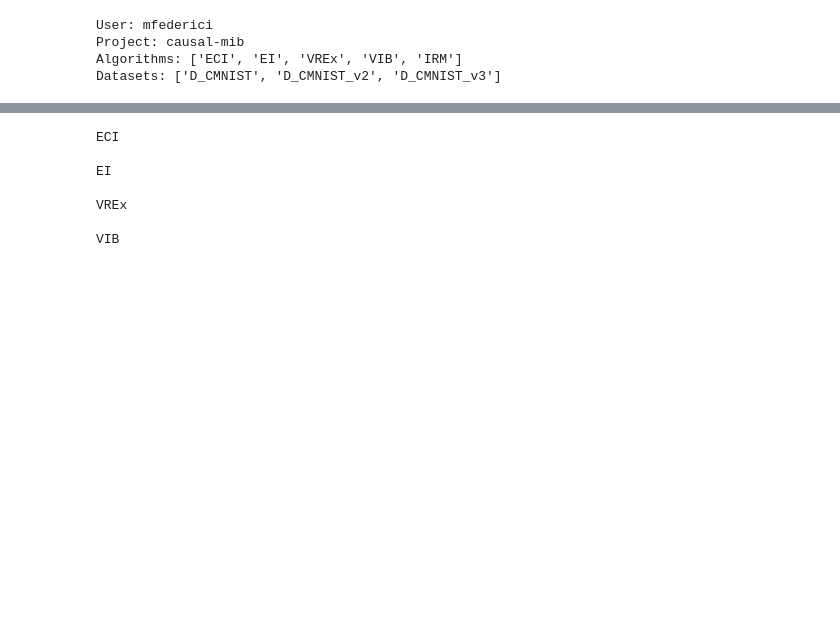
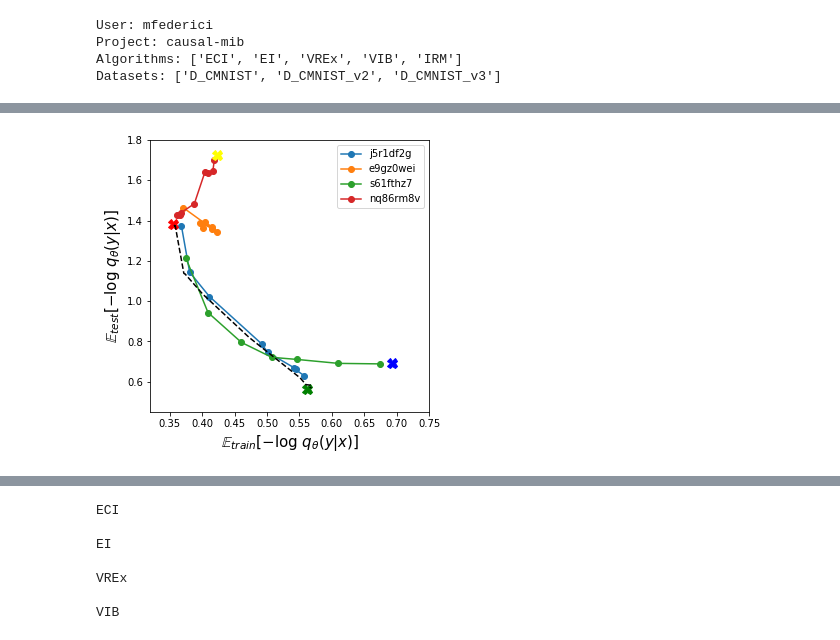
Before and after one commit to mfederici/JADE, a Jupyter notebook: results.ipynb, the cells around one changed output, grey strips where cells are left out. Cells and saved outputs as stored; diff of their text form; code cells hidden in the pictures; blank space fills up the shorter version.

```diff
--- a/results.ipynb
+++ b/results.ipynb
@@ -297,0 +392,18 @@ for j,run in enumerate(tqdm(runs)):
+# %%
+pd_r = pd.DataFrame(results)
+pd_r = pd_r.sort_values('iterations')
+f, ax = plt.subplots(1,1, figsize=(5,5))
+##for rid in pd_r['']
+#pd_r.plot(x='CE(train_t0)',y='CE(train_t1)', ax=ax)
+#decorate_plot(rm.datasets_info[dataset], ax)
+
+for rid in pd_r['rid'].unique():
+    s_pd = pd_r[pd_r['rid']==rid]
+    s_pd = s_pd[s_pd['iterations']>=4000]
+    s_pd = s_pd[s_pd['iterations']<=20000]
+    s_pd = s_pd.sort_values('iterations')
+    s_pd.plot(x='CE(train_t0)',y='CE(train_t1)', marker='o', ax=ax, label=rid)
+
+decorate_plot(rm.datasets_info[dataset], ax)
+# %% [output]
+[figure, added]
```
Also changed, not shown: parts of 5 cells of this notebook, 2 other files.
